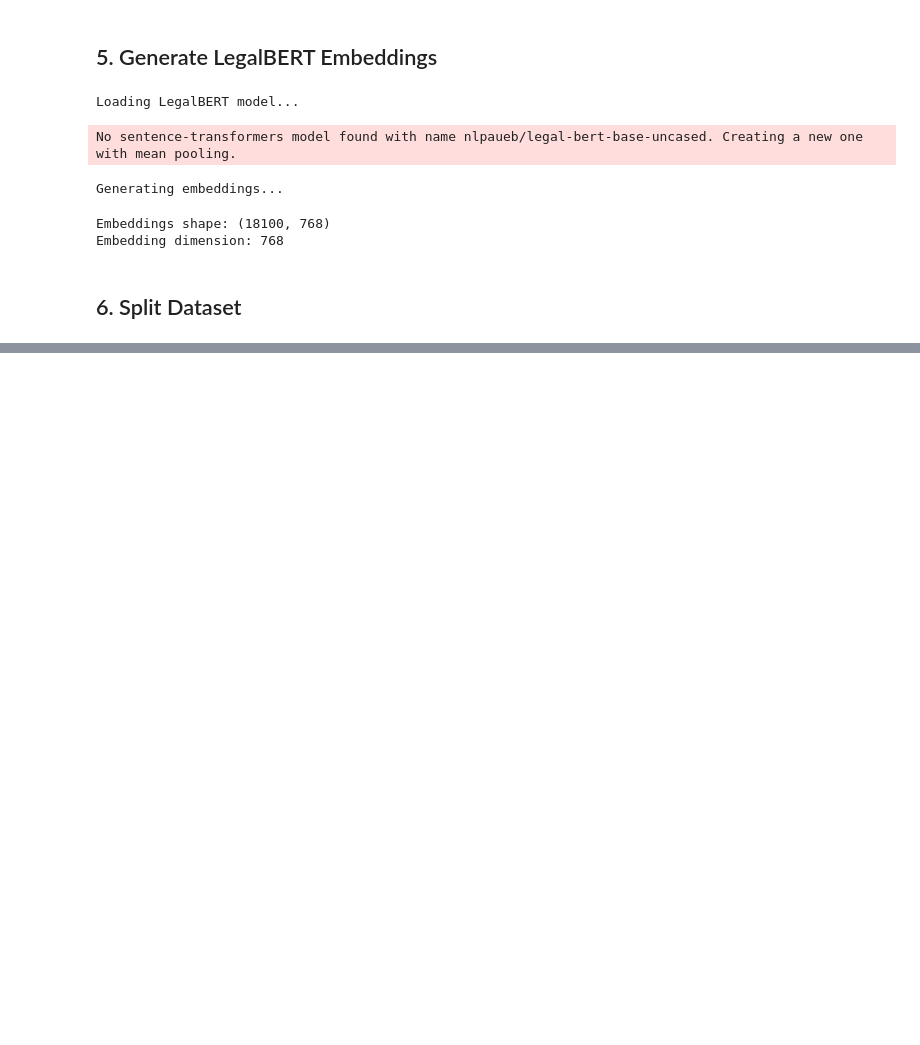
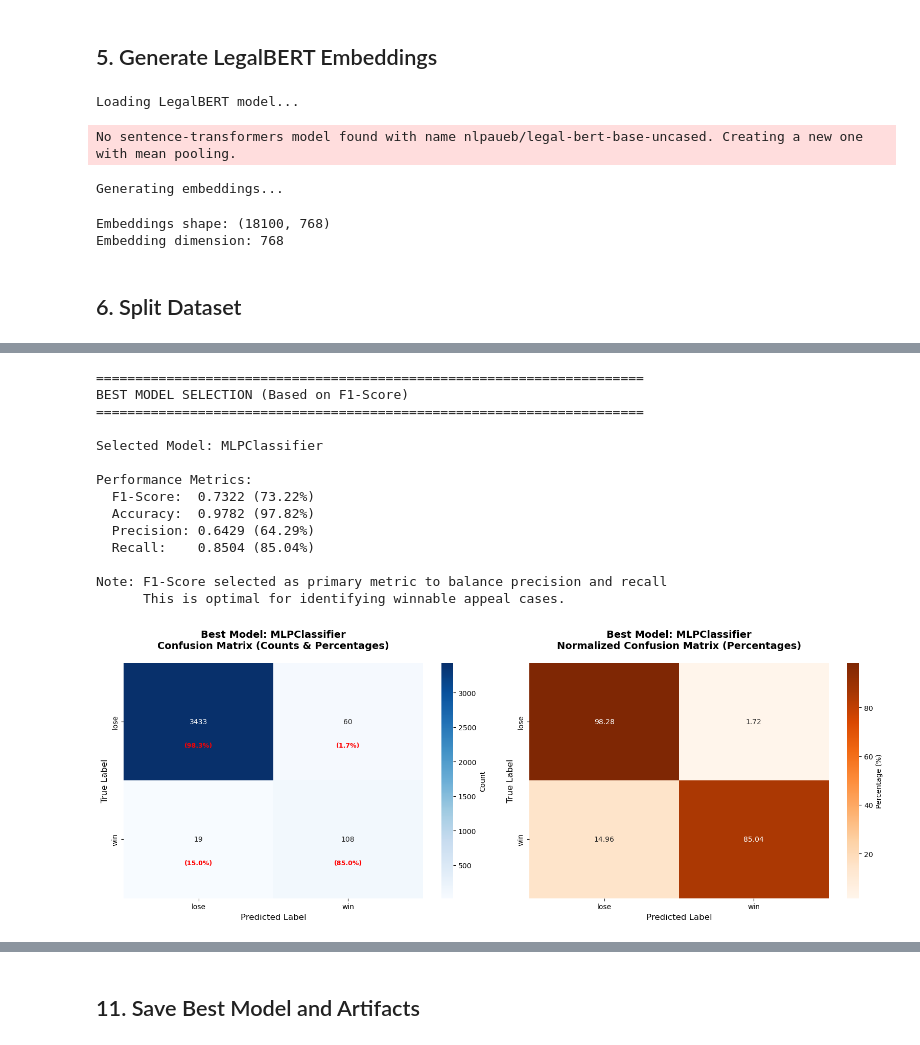
Before and after one commit to Shelton-beep/capstone1, a Jupyter notebook: backend/notebooks/train_model.ipynb, the cells around one changed output, grey strips where cells are left out. Saved outputs shown, nothing was run; the diff lists cells and outputs as text; code cells hidden in the pictures; blank space fills up the shorter version.

```diff
--- a/backend/notebooks/train_model.ipynb
+++ b/backend/notebooks/train_model.ipynb
@@ -354,0 +633,67 @@ weighted avg       0.98      0.98      0.98      3620
+# %%
+# Find best model based on F1-Score (better metric for imbalanced data)
+# F1-Score balances precision and recall, which is crucial for identifying winnable cases
+best_model_name = max(results, key=lambda x: results[x]['f1_score'])
+best_model = results[best_model_name]['model']
+best_accuracy = results[best_model_name]['accuracy']
+best_precision = results[best_model_name]['precision']
+best_recall = results[best_model_name]['recall']
+best_f1_score = results[best_model_name]['f1_score']
+best_cm = results[best_model_name]['confusion_matrix']
+
+print(f"\n{'='*70}")
+print(f"BEST MODEL SELECTION (Based on F1-Score)")
+print(f"{'='*70}")
+print(f"\nSelected Model: {best_model_name}")
+print(f"\nPerformance Metrics:")
+print(f"  F1-Score:  {best_f1_score:.4f} ({best_f1_score*100:.2f}%)")
+print(f"  Accuracy:  {best_accuracy:.4f} ({best_accuracy*100:.2f}%)")
+print(f"  Precision: {best_precision:.4f} ({best_precision*100:.2f}%)")
+print(f"  Recall:    {best_recall:.4f} ({best_recall*100:.2f}%)")
+print(f"\nNote: F1-Score selected as primary metric to balance precision and recall")
+print(f"      This is optimal for identifying winnable appeal cases.")
+
+# Detailed visualization of best model
+fig, axes = plt.subplots(1, 2, figsize=(16, 6))
+
+# Plot 1: Confusion Matrix with counts and percentages
+plot_confusion_matrix(best_cm, class_names,
+                     f'Best Model: {best_model_name}\nConfusion Matrix (Counts & Percentages)',
+                     ax=axes[0])
+
+# Plot 2: Normalized Confusion Matrix (percentages only)
+cm_normalized = best_cm.astype('float') / best_cm.sum(axis=1)[:, np.newaxis] * 100
+
+sns.heatmap(cm_normalized, annot=True, fmt='.2f', cmap='Oranges',
+            xticklabels=class_names, yticklabels=class_names,
+            ax=axes[1], cbar_kws={'label': 'Percentage (%)'})
+
+axes[1].set_title(f'Best Model: {best_model_name}\nNormalized Confusion Matrix (Percentages)',
+                fontsize=14, fontweight='bold', pad=20)
+axes[1].set_ylabel('True Label', fontsize=12)
+axes[1].set_xlabel('Predicted Label', fontsize=12)
+axes[1].set_ylim(len(class_names), 0)
+
+plt.tight_layout()
+plt.show()
+
+# Print final detailed metrics
+print_model_metrics(best_cm, class_names, f"BEST MODEL: {best_model_name}")
+
+print(f"\n{'='*70}")
+# %% [output]
+======================================================================
+BEST MODEL SELECTION (Based on F1-Score)
+======================================================================
+
+Selected Model: MLPClassifier
+
+Performance Metrics:
+  F1-Score:  0.7322 (73.22%)
+  Accuracy:  0.9782 (97.82%)
+  Precision: 0.6429 (64.29%)
+  Recall:    0.8504 (85.04%)
+
+Note: F1-Score selected as primary metric to balance precision and recall
+      This is optimal for identifying winnable appeal cases.
+[figure, added]
@@ -355 +720,3 @@ weighted avg       0.98      0.98      0.98      3620
+# %% [markdown]
+## 11. Save Best Model and Artifacts
 # %%
```
Also changed, not shown: parts of 13 cells of this notebook, 10 other files.
